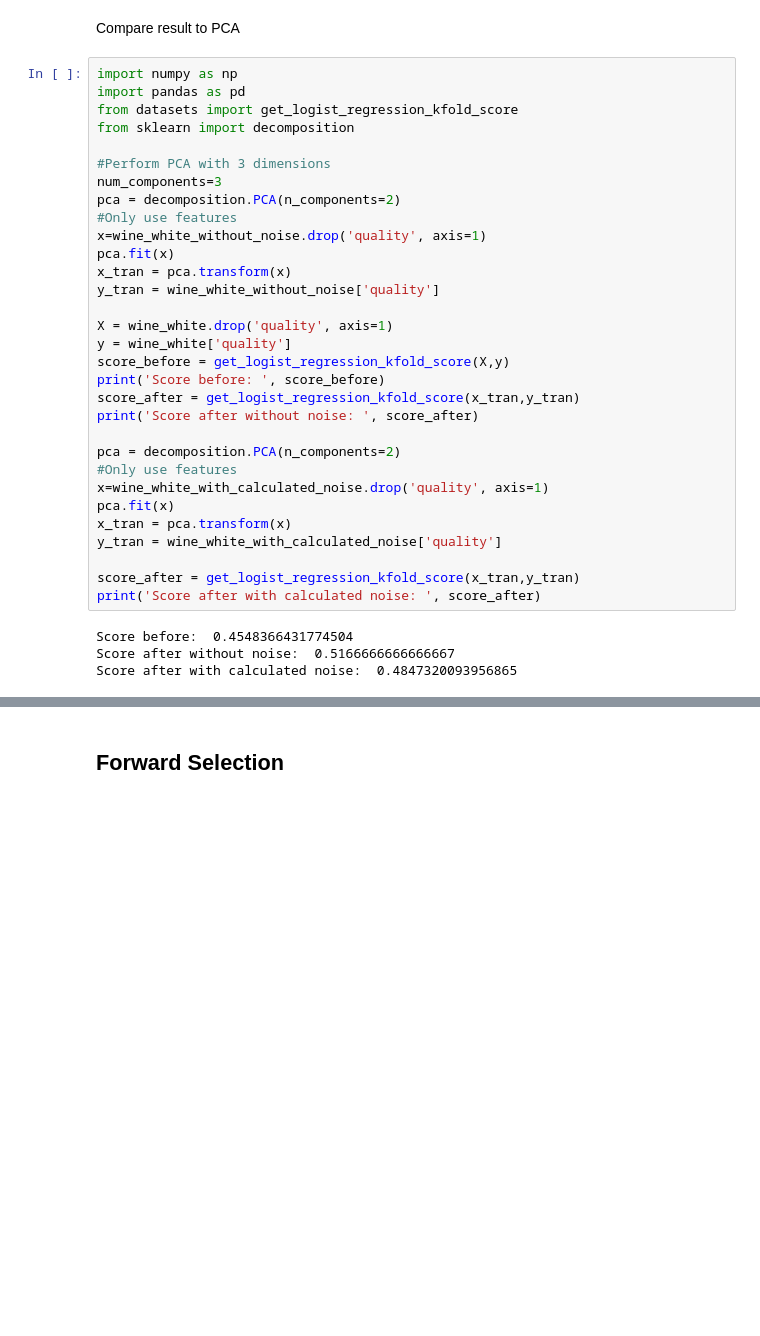
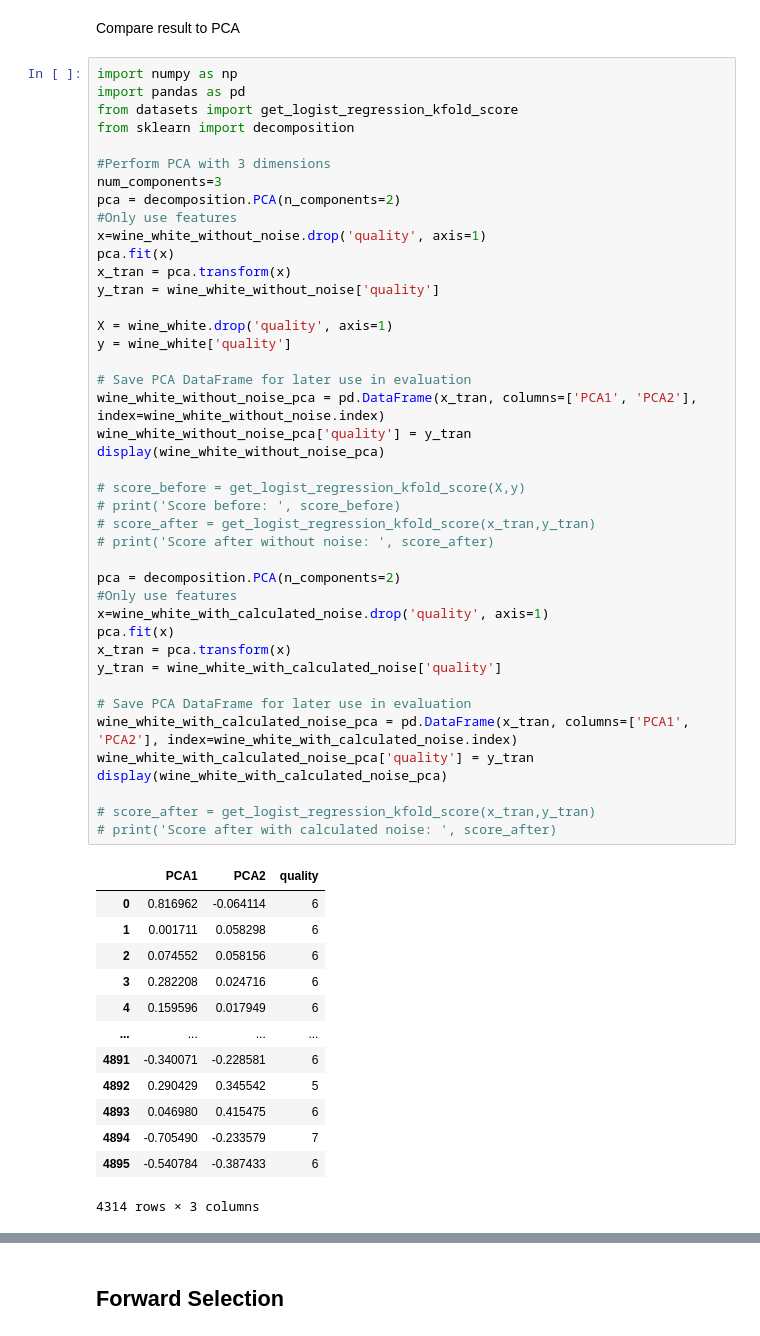
Before and after one commit to proohit/trends-in-ds-team1, a Jupyter notebook: modeling_data_quality_issues_white.ipynb, the cells around one changed output, grey strips where cells are left out. Cells and saved outputs as stored; diff of their text form; blank space fills up the shorter version.

```diff
--- a/modeling_data_quality_issues_white.ipynb
+++ b/modeling_data_quality_issues_white.ipynb
@@ -608,35 +586,56 @@ Compare result to PCA
 # %%
 import numpy as np
 import pandas as pd
 from datasets import get_logist_regression_kfold_score
 from sklearn import decomposition
 
 #Perform PCA with 3 dimensions
 num_components=3
 pca = decomposition.PCA(n_components=2)
 #Only use features
 x=wine_white_without_noise.drop('quality', axis=1)
 pca.fit(x)
 x_tran = pca.transform(x)
 y_tran = wine_white_without_noise['quality']
 
 X = wine_white.drop('quality', axis=1)
 y = wine_white['quality']
-score_before = get_logist_regression_kfold_score(X,y)
-print('Score before: ', score_before)
-score_after = get_logist_regression_kfold_score(x_tran,y_tran)
-print('Score after without noise: ', score_after)
+
+# Save PCA DataFrame for later use in evaluation
+wine_white_without_noise_pca = pd.DataFrame(x_tran, columns=['PCA1', 'PCA2'], index=wine_white_without_noise.index)
+wine_white_without_noise_pca['quality'] = y_tran
+display(wine_white_without_noise_pca)
+
+# score_before = get_logist_regression_kfold_score(X,y)
+# print('Score before: ', score_before)
+# score_after = get_logist_regression_kfold_score(x_tran,y_tran)
+# print('Score after without noise: ', score_after)
 
 pca = decomposition.PCA(n_components=2)
 #Only use features
 x=wine_white_with_calculated_noise.drop('quality', axis=1)
 pca.fit(x)
 x_tran = pca.transform(x)
 y_tran = wine_white_with_calculated_noise['quality']
 
-score_after = get_logist_regression_kfold_score(x_tran,y_tran)
-print('Score after with calculated noise: ', score_after)
+# Save PCA DataFrame for later use in evaluation
+wine_white_with_calculated_noise_pca = pd.DataFrame(x_tran, columns=['PCA1', 'PCA2'], index=wine_white_with_calculated_noise.index)
+wine_white_with_calculated_noise_pca['quality'] = y_tran
+display(wine_white_with_calculated_noise_pca)
+
+# score_after = get_logist_regression_kfold_score(x_tran,y_tran)
+# print('Score after with calculated noise: ', score_after)
 # %% [output]
+|  | PCA1 | PCA2 | quality |
+| 0 | 0.816962 | -0.064114 | 6 |
+| 1 | 0.001711 | 0.058298 | 6 |
+| 2 | 0.074552 | 0.058156 | 6 |
+| 3 | 0.282208 | 0.024716 | 6 |
+| 4 | 0.159596 | 0.017949 | 6 |
+| ... | ... | ... | ... |
+| 4891 | -0.340071 | -0.228581 | 6 |
+| 4892 | 0.290429 | 0.345542 | 5 |
+| 4893 | 0.046980 | 0.415475 | 6 |
+| 4894 | -0.705490 | -0.233579 | 7 |
+| 4895 | -0.540784 | -0.387433 | 6 |
-Score before:  0.4548366431774504
-Score after without noise:  0.5166666666666667
-Score after with calculated noise:  0.4847320093956865
+4314 rows × 3 columns
```
Also changed, not shown: parts of 18 cells of this notebook, 1 other file.
